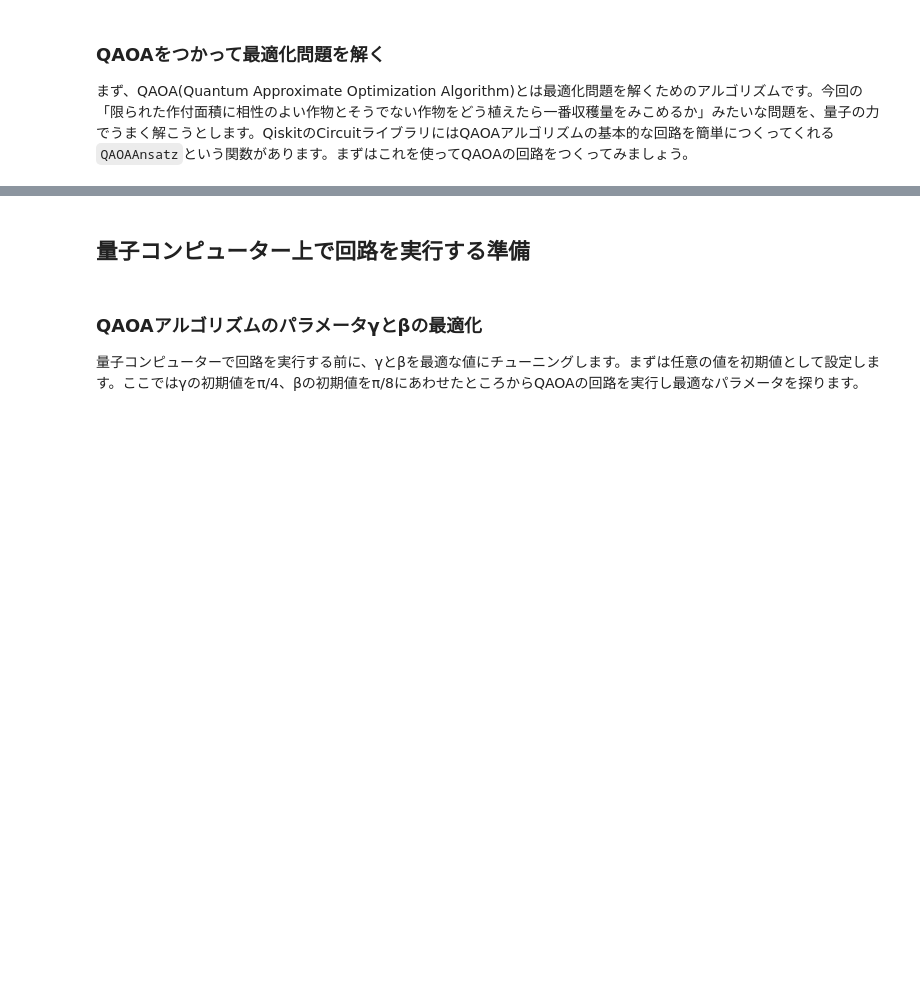
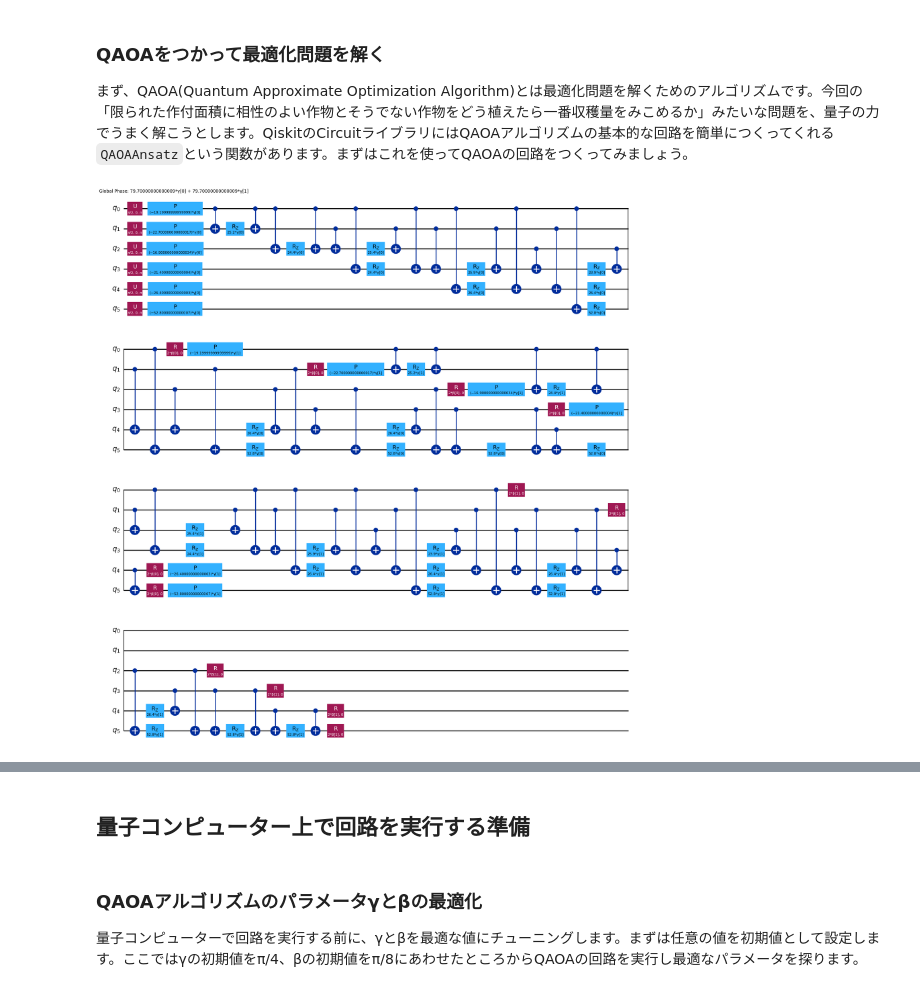
Before and after one commit to quantum-tokyo/UTokyo-komaba-school, a Jupyter notebook: day2/20250930_7_cropyield.ipynb, the cells around one changed output, grey strips where cells are left out. Saved outputs shown, nothing was run; the diff lists cells and outputs as text; code cells hidden in the pictures; blank space fills up the shorter version.

```diff
--- a/day2/20250930_7_cropyield.ipynb
+++ b/day2/20250930_7_cropyield.ipynb
@@ -187,20 +189,20 @@ def cropyield_quadratic_program():
     # 定式化のパートはここから。単作と間作の係数をそれぞれ当てはめてください。
     # 目的関数の定義
     cy.maximize(
-        linear={"W": , "S": , "M": },
+        linear={"W":2 , "S":1 , "M":4 },
         quadratic={
-            ("W", "S"): ,
-            ("W", "M"): ,
-            ("W", "P"): ,
-            ("S", "M"): ,
-            ("S", "P"): ,
-            ("M", "P"):
+            ("W", "S"):2.4 ,
+            ("W", "M"):4.0 ,
+            ("W", "P"):4.0 ,
+            ("S", "M"):2.0 ,
+            ("S", "P"):1.0 ,
+            ("M", "P"):5.0
         }
     )
 
     # 制約: 選べる作物の品種 ≤ 3
     # 以下に各作物をいくつまで選択できるか、そして選べる品種は３種類以下であるという制約条件を設定してください。
-    cy.linear_constraint(linear={"W": , "S": , "M": , "P": }, sense="<=", rhs=)
+    cy.linear_constraint(linear={"W": 1, "S": 1, "M": 1, "P":1 }, sense="<=", rhs=3)
 
     ##############################
 
@@ -314,10 +353,12 @@ print("Cost Function Hamiltonian:", cost_hamiltonian, offset)
 # %%
 #ハミルトニアンをQAOAアルゴリズムに基づく量子回路に実装する
 
 circuit = QAOAAnsatz(cost_operator=cost_hamiltonian, reps=2)
 # circuit.measure_all()
-circuit.draw("mpl")
-# circuit.decompose().draw('mpl')
+# circuit.draw("mpl")
+circuit.decompose(reps=3).draw('mpl')
+# %% [output]
+[figure, added]
 # %% [markdown]
 上記QAOAアルゴリズムの量子回路をみると赤いブロックのなかに「γ(ガンマ)」と「β(ベータ)」という記号が見えます。
 ここではQAOAを「山の頂上を目指すためのゲーム」を解くためのアルゴリズムにたとえてこれらの記号の意味を説明します。
```
Also changed, not shown: parts of 8 cells of this notebook, 1 other file.
